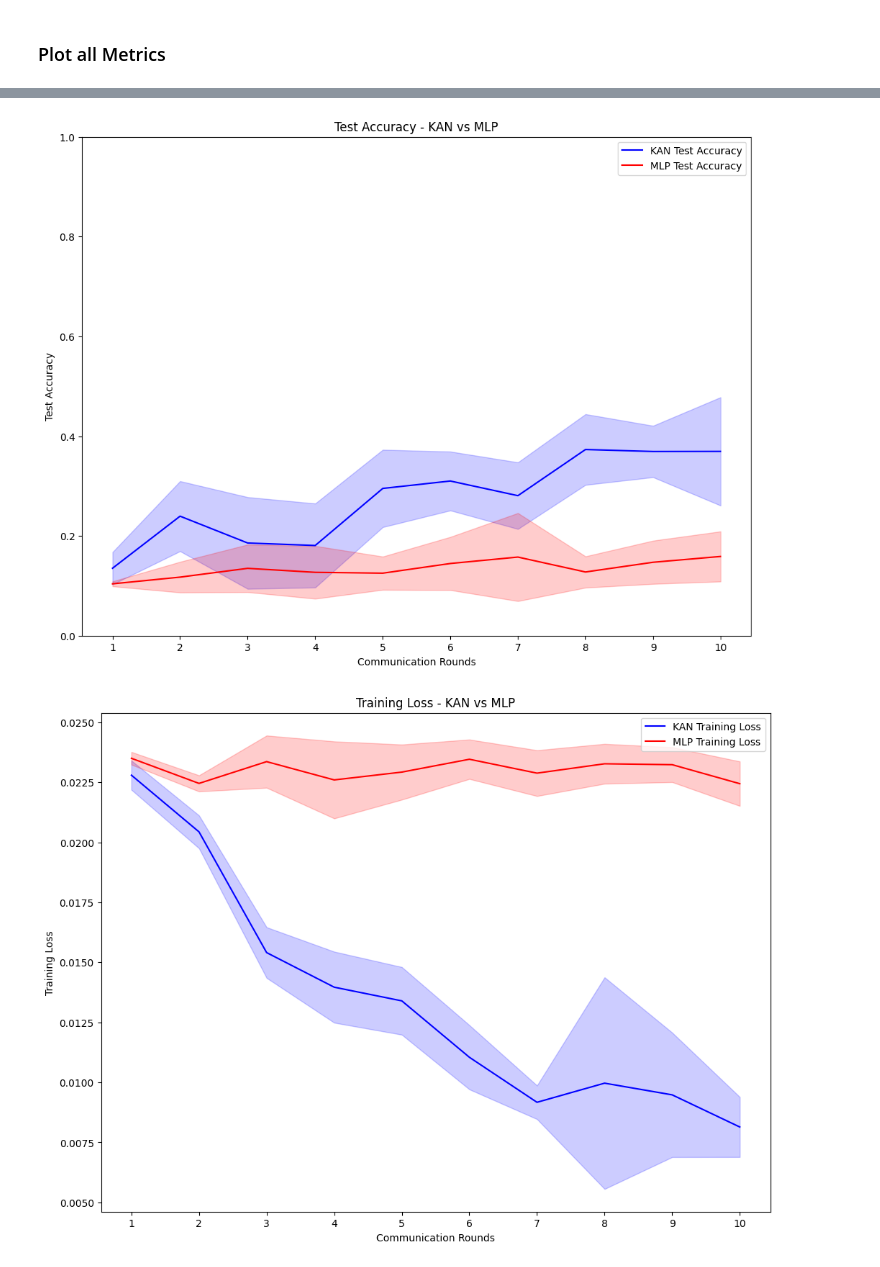
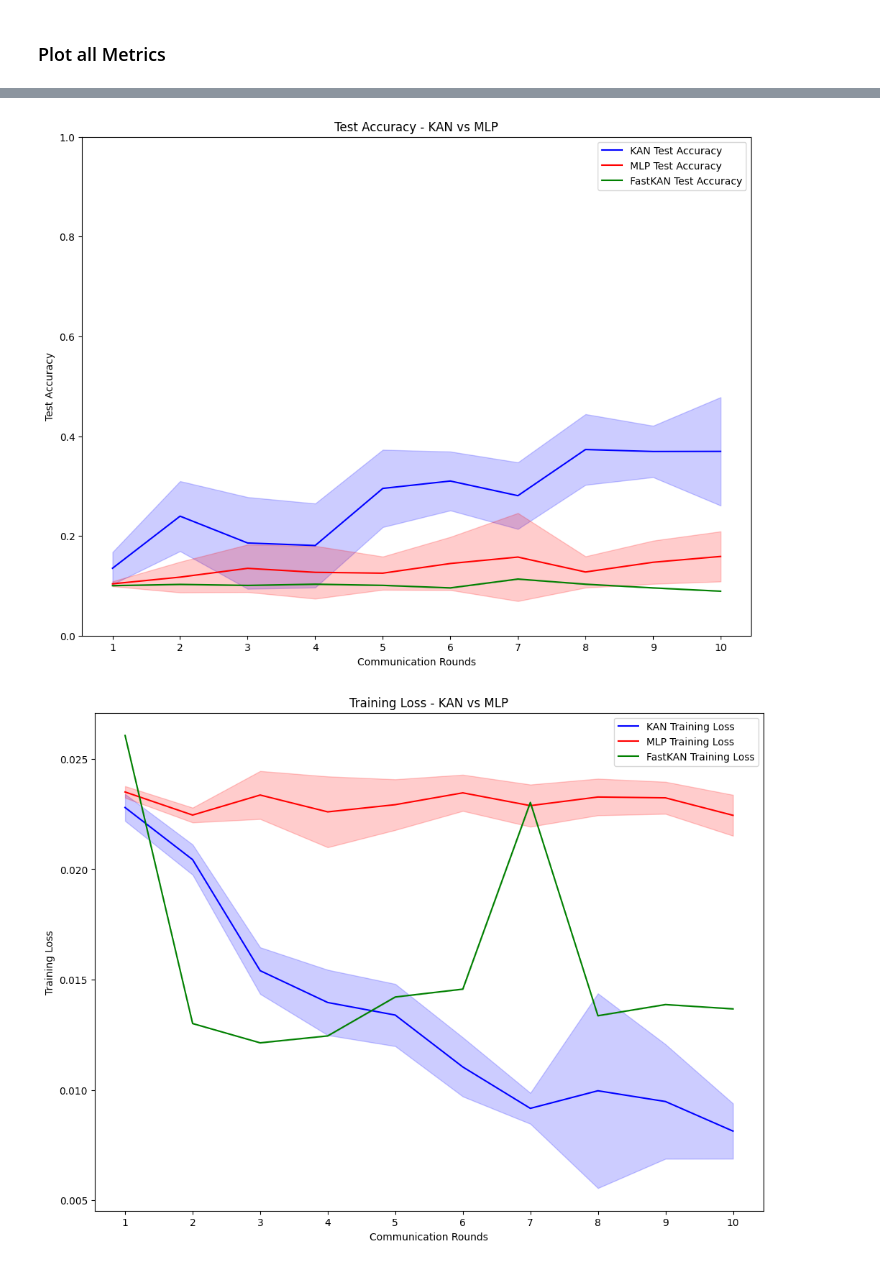
Before and after one commit to artsasse/fedkan, a Jupyter notebook: Flower_MNIST_MLP.ipynb, the cells around one changed output, grey strips where cells are left out. Saved outputs shown, nothing was run; the diff lists cells and outputs as text; code cells hidden in the pictures.

Commit message:
+ fastkan

```diff
--- a/Flower_MNIST_MLP.ipynb
+++ b/Flower_MNIST_MLP.ipynb
@@ -12,12 +12,12 @@ BATCH_SIZE = 100
 LOCAL_EPOCHS = 1
 FRACTION_CLIENTS = 0.1
 COMM_ROUNDS = 10
-NET_TYPE = "kan"
+NET_TYPE = "fastkan"
 LEARNING_RATE = 0.1
 MOMENTUM = 0.9
 HISTORY = {}
 TRY_DEVICE = "cpu"
-SEED = 12
+SEED = 13
 # %% [markdown]
 ## Dependencies
 # %%
@@ -606,6 +542,7 @@ json_files = [f for f in os.listdir(folder) if f.endswith('.json')]
 # Initialize separate lists for 'kan' and 'mlp' data
 kan_data = []
 mlp_data = []
+fastkan_data = []
 
 # Load and separate the data based on 'net_type'
 for json_file in json_files:
@@ -615,6 +552,8 @@ for json_file in json_files:
             kan_data.append(data)
         elif data['net_type'] == 'mlp':
             mlp_data.append(data)
+        elif data['net_type'] == 'fastkan':
+            fastkan_data.append(data)
 # %% [markdown]
 ### Extract metrics and hyperparameters from each execution
 # %%
@@ -658,9 +597,10 @@ def aggregate_data(data_list):
 
     return train_acc_mean, train_acc_std, test_acc_mean, test_acc_std, train_loss_mean, train_loss_std, test_loss_mean, test_loss_std, execution_time_mean, execution_time_std
 
-# Aggregate data for 'kan' and 'mlp'
+# Aggregate data for 'kan's and 'mlp'
 kan_results = aggregate_data(kan_data)
 mlp_results = aggregate_data(mlp_data)
+fastkan_results = aggregate_data(fastkan_data)
 
 # Assuming all gathered simulation had the same hyperparameters
 hyperparameters = (f"lr={kan_data[0]['learning_rate']}, bs={kan_data[0]['batch_size']}, "
@@ -675,10 +615,16 @@ figsize=(12, 9)
 
 # Plot Training Accuracy with error bands for 'kan' and 'mlp'
 plt.figure(figsize=figsize)
+
 plt.plot(comm_rounds, kan_results[0], 'b-', label='KAN Training Accuracy')
 plt.fill_between(comm_rounds, kan_results[0] - kan_results[1], kan_results[0] + kan_results[1], color='b', alpha=0.2)
+
 plt.plot(comm_rounds, mlp_results[0], 'r-', label='MLP Training Accuracy')
 plt.fill_between(comm_rounds, mlp_results[0] - mlp_results[1], mlp_results[0] + mlp_results[1], color='r', alpha=0.2)
+
+plt.plot(comm_rounds, fastkan_results[0], 'g-', label='FastKAN Training Accuracy')
+plt.fill_between(comm_rounds, fastkan_results[0] - fastkan_results[1], fastkan_results[0] + fastkan_results[1], color='g', alpha=0.2)
+
 plt.title(f"Training Accuracy - KAN vs MLP")
 plt.xlabel("Communication Rounds")
 plt.ylabel("Training Accuracy")
@@ -689,10 +635,16 @@ plt.show()
 
 # Plot Test Accuracy with error bands for 'kan' and 'mlp'
 plt.figure(figsize=figsize)
+
 plt.plot(comm_rounds, kan_results[2], 'b-', label='KAN Test Accuracy')
 plt.fill_between(comm_rounds, kan_results[2] - kan_results[3], kan_results[2] + kan_results[3], color='b', alpha=0.2)
+
 plt.plot(comm_rounds, mlp_results[2], 'r-', label='MLP Test Accuracy')
 plt.fill_between(comm_rounds, mlp_results[2] - mlp_results[3], mlp_results[2] + mlp_results[3], color='r', alpha=0.2)
+
+plt.plot(comm_rounds, fastkan_results[2], 'g-', label='FastKAN Test Accuracy')
+plt.fill_between(comm_rounds, fastkan_results[2] - fastkan_results[3], fastkan_results[2] + fastkan_results[3], color='g', alpha=0.2)
+
 plt.title(f"Test Accuracy - KAN vs MLP")
 plt.xlabel("Communication Rounds")
 plt.ylabel("Test Accuracy")
@@ -703,10 +655,16 @@ plt.show()
 
 # Plot Training Loss with error bands for 'kan' and 'mlp'
 plt.figure(figsize=figsize)
+
 plt.plot(comm_rounds, kan_results[4], 'b-', label='KAN Training Loss')
 plt.fill_between(comm_rounds, kan_results[4] - kan_results[5], kan_results[4] + kan_results[5], color='b', alpha=0.2)
+
 plt.plot(comm_rounds, mlp_results[4], 'r-', label='MLP Training Loss')
 plt.fill_between(comm_rounds, mlp_results[4] - mlp_results[5], mlp_results[4] + mlp_results[5], color='r', alpha=0.2)
+
+plt.plot(comm_rounds, fastkan_results[4], 'g-', label='FastKAN Training Loss')
+plt.fill_between(comm_rounds, fastkan_results[4] - fastkan_results[5], fastkan_results[4] + fastkan_results[5], color='g', alpha=0.2)
+
 plt.title(f"Training Loss - KAN vs MLP")
 plt.xlabel("Communication Rounds")
 plt.ylabel("Training Loss")
@@ -716,10 +674,16 @@ plt.show()
 
 # Plot Test Loss with error bands for 'kan' and 'mlp'
 plt.figure(figsize=figsize)
+
 plt.plot(comm_rounds, kan_results[6], 'b-', label='KAN Test Loss')
 plt.fill_between(comm_rounds, kan_results[6] - kan_results[7], kan_results[6] + kan_results[7], color='b', alpha=0.2)
+
 plt.plot(comm_rounds, mlp_results[6], 'r-', label='MLP Test Loss')
 plt.fill_between(comm_rounds, mlp_results[6] - mlp_results[7], mlp_results[6] + mlp_results[7], color='r', alpha=0.2)
+
+plt.plot(comm_rounds, fastkan_results[6], 'g-', label='FastKAN Test Loss')
+plt.fill_between(comm_rounds, fastkan_results[6] - fastkan_results[7], fastkan_results[6] + fastkan_results[7], color='g', alpha=0.2)
+
 plt.title(f"Test Loss - KAN vs MLP")
 plt.xlabel("Communication Rounds")
 plt.ylabel("Test Loss")
@@ -731,2 +695,2 @@ plt.show()
-[figure, old version]
+[figure, new version]
-[figure, old version]
+[figure, new version]
```
Also changed, not shown: parts of 11 cells of this notebook.
